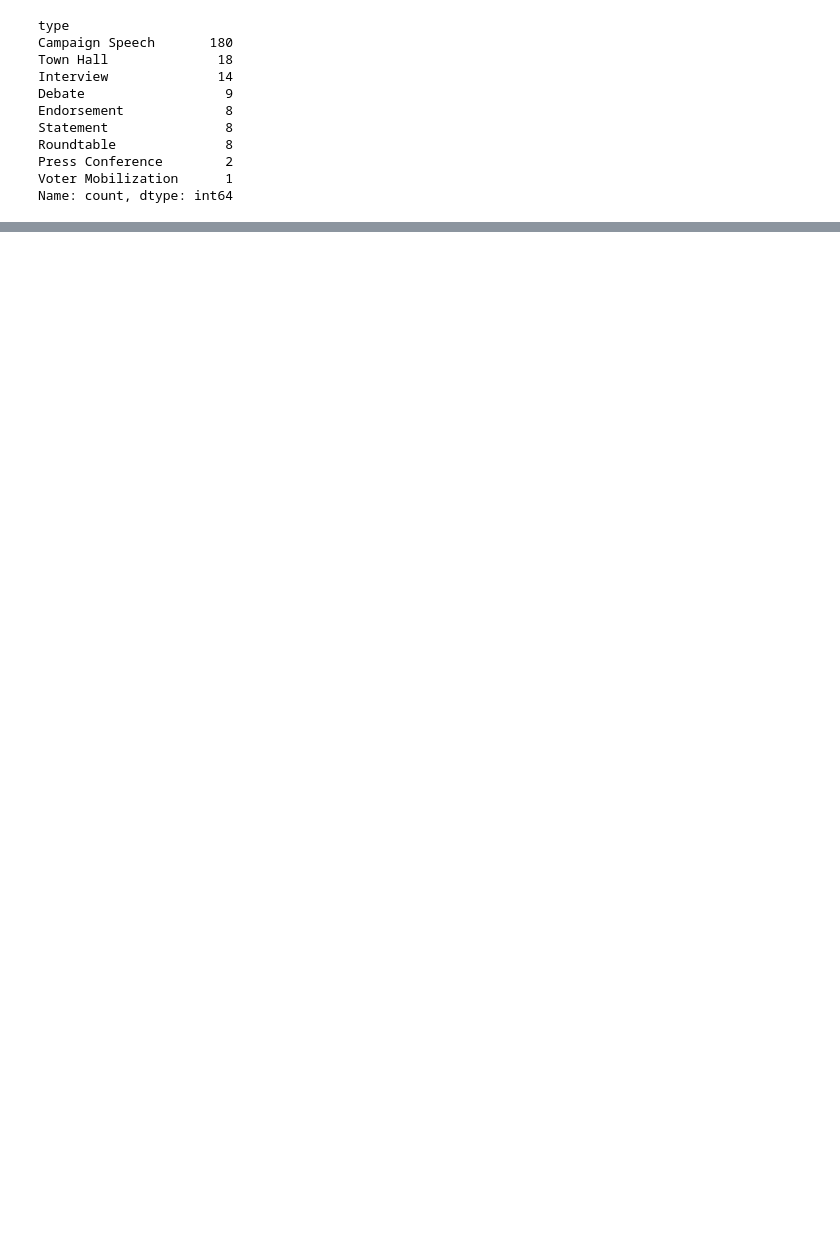
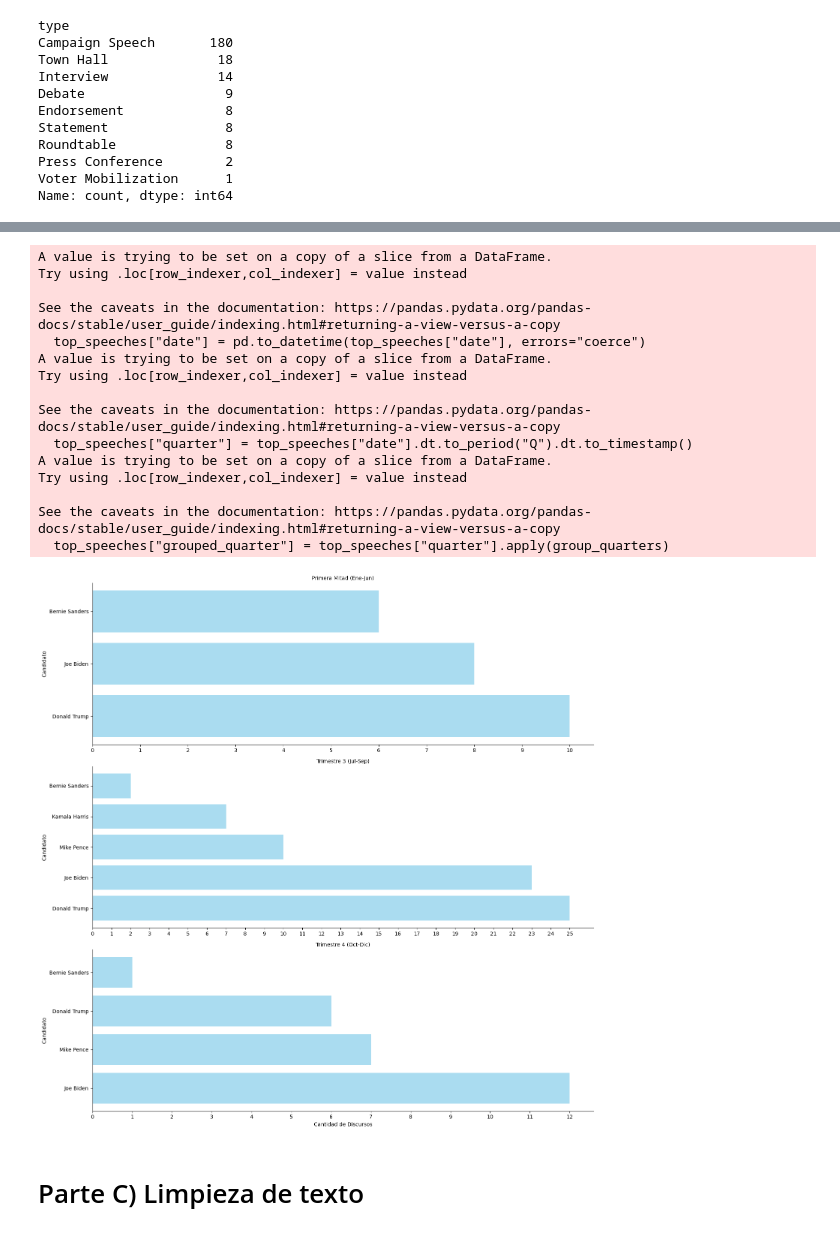
Before and after one commit to campon/intro-cd, a Jupyter notebook: Tarea_1/tarea1_campon_loprete.ipynb, the cells around one changed output, grey strips where cells are left out. Cells and saved outputs as stored; diff of their text form; code cells hidden in the pictures; blank space fills up the shorter version.

```diff
--- a/Tarea_1/tarea1_campon_loprete.ipynb
+++ b/Tarea_1/tarea1_campon_loprete.ipynb
@@ -131,0 +219,66 @@ top_speeches = speeches[speeches["speaker"].isin(top5_speakers)]
+# %%
+import seaborn as sns
+import matplotlib.pyplot as plt
+import numpy as np
+
+# Asegurarse de que la columna 'date' esté en formato datetime
+top_speeches["date"] = pd.to_datetime(top_speeches["date"], errors="coerce")
+
+# Agrupar los datos por trimestre y candidato, y contar la cantidad de discursos
+top_speeches["quarter"] = top_speeches["date"].dt.to_period("Q").dt.to_timestamp()
+
+# Crear una nueva columna para agrupar el primer y segundo trimestre
+def group_quarters(quarter):
+    if quarter.month in [1, 2, 3, 4, 5, 6]:  # Trimestres 1 y 2
+        return "Primera Mitad (Ene-Jun)"
+    elif quarter.month in [7, 8, 9]:  # Trimestre 3
+        return "Trimestre 3 (Jul-Sep)"
+    else:  # Trimestre 4
+        return "Trimestre 4 (Oct-Dic)"
+
+top_speeches["grouped_quarter"] = top_speeches["quarter"].apply(group_quarters)
+
+# Agrupar los datos por la nueva columna y candidato, y contar la cantidad de discursos
+facet_data = top_speeches.groupby(["grouped_quarter", "speaker"]).size().reset_index(name="count")
+
+# Ordenar los datos por frecuencia dentro de cada grupo
+facet_data = facet_data.sort_values(by=["grouped_quarter", "count"], ascending=[True, False])
+
+# Crear el FacetGrid con una faceta por fila y ajustar el ancho
+g = sns.FacetGrid(facet_data, row="grouped_quarter", height=5, aspect=3, sharex=False, sharey=False)
+
+# Agregar gráficos de lollipop a cada faceta (sin puntos)
+def lollipop_plot(data, **kwargs):
+    # Ordenar las barras por frecuencia
+    data = data.sort_values(by="count", ascending=False)
+    plt.barh(data["speaker"], data["count"], color="skyblue", alpha=0.7)
+    # Ajustar la escala del eje X para que sea discreta
+    max_count = data["count"].max()
+    plt.xticks(np.arange(0, max_count + 1, 1))  # Escala discreta con pasos de 1
+
+g.map_dataframe(lollipop_plot)
+
+# Personalizar los títulos y las etiquetas
+g.set_titles("{row_name}")
+g.set_axis_labels("Cantidad de Discursos", "Candidato")
+g.tight_layout()
+plt.show()
+# %% [output]
+A value is trying to be set on a copy of a slice from a DataFrame.
+Try using .loc[row_indexer,col_indexer] = value instead
+
+See the caveats in the documentation: https://pandas.pydata.org/pandas-docs/stable/user_guide/indexing.html#returning-a-view-versus-a-copy
+  top_speeches["date"] = pd.to_datetime(top_speeches["date"], errors="coerce")
+A value is trying to be set on a copy of a slice from a DataFrame.
+Try using .loc[row_indexer,col_indexer] = value instead
+
+See the caveats in the documentation: https://pandas.pydata.org/pandas-docs/stable/user_guide/indexing.html#returning-a-view-versus-a-copy
+  top_speeches["quarter"] = top_speeches["date"].dt.to_period("Q").dt.to_timestamp()
+A value is trying to be set on a copy of a slice from a DataFrame.
+Try using .loc[row_indexer,col_indexer] = value instead
+
+See the caveats in the documentation: https://pandas.pydata.org/pandas-docs/stable/user_guide/indexing.html#returning-a-view-versus-a-copy
+  top_speeches["grouped_quarter"] = top_speeches["quarter"].apply(group_quarters)
+[figure, added]
+# %% [markdown]
+# Parte C) Limpieza de texto
```
Also changed, not shown: parts of 11 cells of this notebook.
